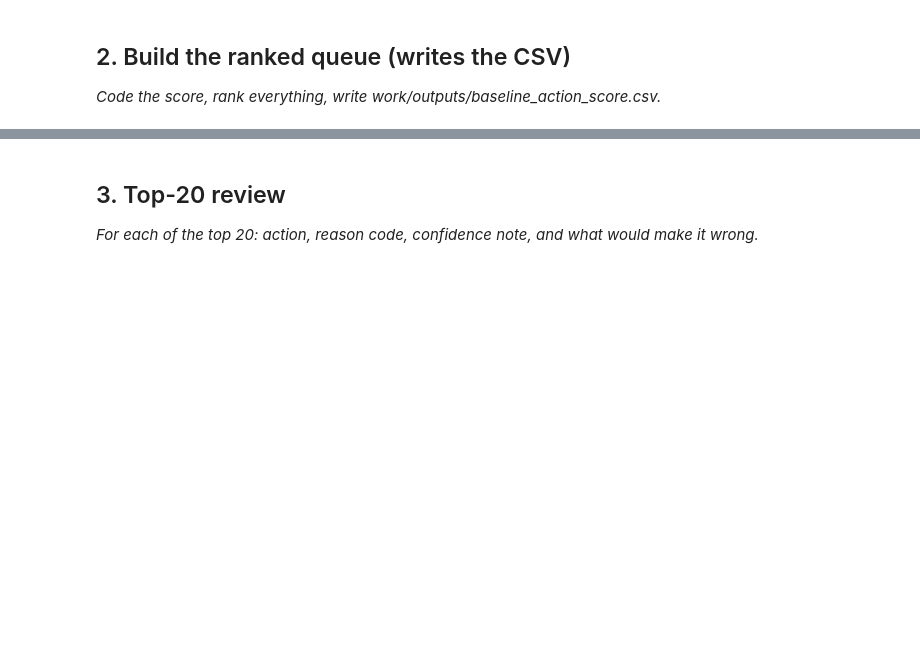
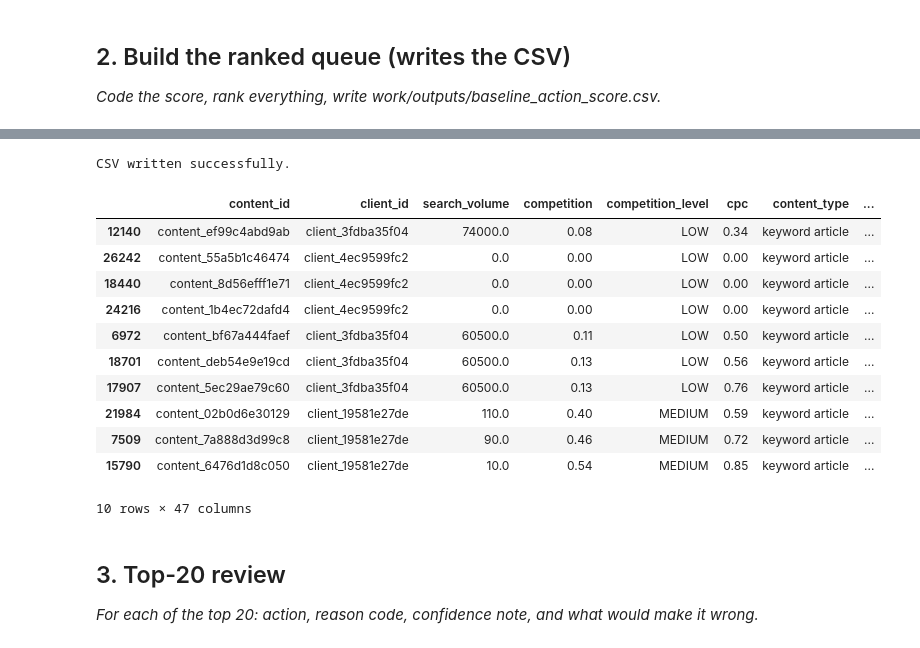
Before and after one commit to dishaa34/flyrank-ml, a Jupyter notebook: work/notebooks/w04_baseline_score.ipynb, the cells around one changed output, grey strips where cells are left out. Drawn from its saved outputs; the diff is of its cells as text; code cells hidden in the pictures; blank space fills up the shorter version.

```diff
--- a/work/notebooks/w04_baseline_score.ipynb
+++ b/work/notebooks/w04_baseline_score.ipynb
@@ -20,3 +70,68 @@ This skeleton is yours to fill. Work the sections **in order** — each one has
+# %%
+import os
+
+# Normalize signals
+age_score = df["days_since_last_update"] / df["days_since_last_update"].max()
+
+volume_score = df["search_volume"] / df["search_volume"].max()
+
+ctr_score = 1 - (df["ctr"] / df["ctr"].max())
+
+# Final baseline score
+df["baseline_score"] = (
+    0.4 * age_score +
+    0.3 * volume_score +
+    0.3 * ctr_score
+)
+
+# Reason codes
+def reason(row):
+
+    if row["days_since_last_update"] >= 180:
+        return "STALE_CONTENT"
+
+    elif row["ctr"] < 0.03:
+        return "LOW_CTR"
+
+    else:
+        return "HIGH_SEARCH_VOLUME"
+
+df["reason_code"] = df.apply(reason, axis=1)
+
+# Action
+df["action"] = "Refresh Content"
+
+# Rank
+ranked = df.sort_values(
+    "baseline_score",
+    ascending=False
+)
+
+# Save CSV
+os.makedirs("work/outputs", exist_ok=True)
+
+ranked.to_csv(
+    "work/outputs/baseline_action_score.csv",
+    index=False
+)
+
+print("CSV written successfully.")
+
+ranked.head(10)
+# %% [output]
+CSV written successfully.
+|  | content_id | client_id | search_volume | competition | competition_level | cpc | content_type | ... |
+| 12140 | content_ef99c4abd9ab | client_3fdba35f04 | 74000.0 | 0.08 | LOW | 0.34 | keyword article | ... |
+| 26242 | content_55a5b1c46474 | client_4ec9599fc2 | 0.0 | 0.00 | LOW | 0.00 | keyword article | ... |
+| 18440 | content_8d56efff1e71 | client_4ec9599fc2 | 0.0 | 0.00 | LOW | 0.00 | keyword article | ... |
+| 24216 | content_1b4ec72dafd4 | client_4ec9599fc2 | 0.0 | 0.00 | LOW | 0.00 | keyword article | ... |
+| 6972 | content_bf67a444faef | client_3fdba35f04 | 60500.0 | 0.11 | LOW | 0.50 | keyword article | ... |
+| 18701 | content_deb54e9e19cd | client_3fdba35f04 | 60500.0 | 0.13 | LOW | 0.56 | keyword article | ... |
+| 17907 | content_5ec29ae79c60 | client_3fdba35f04 | 60500.0 | 0.13 | LOW | 0.76 | keyword article | ... |
+| 21984 | content_02b0d6e30129 | client_19581e27de | 110.0 | 0.40 | MEDIUM | 0.59 | keyword article | ... |
+| 7509 | content_7a888d3d99c8 | client_19581e27de | 90.0 | 0.46 | MEDIUM | 0.72 | keyword article | ... |
+| 15790 | content_6476d1d8c050 | client_19581e27de | 10.0 | 0.54 | MEDIUM | 0.85 | keyword article | ... |
+10 rows × 47 columns
 # %%
 # This cell is for CODE (numbers, a query, a check).
 # Write your text answer in the cell ABOVE this one — typing sentences here breaks Run All.
```
Also changed, not shown: parts of 7 cells of this notebook.
